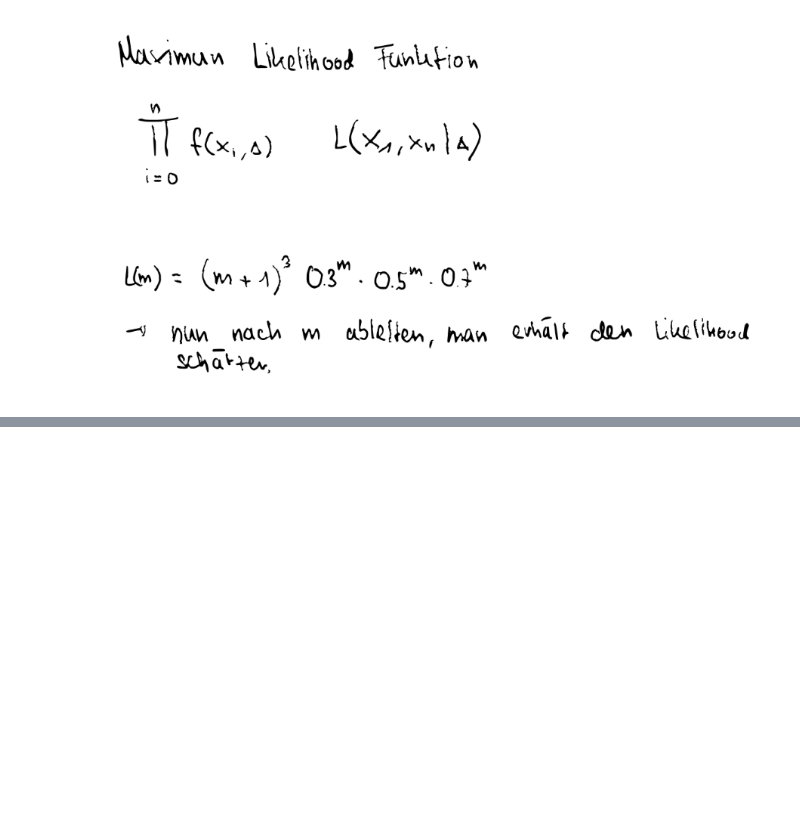
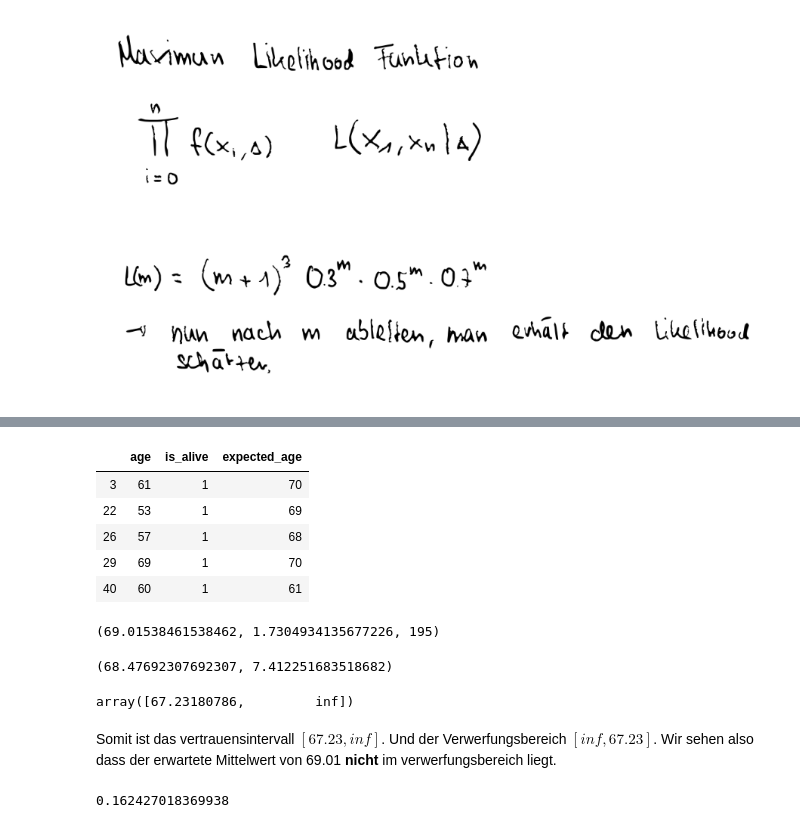
Before and after one commit to randombenj/hslu-statistics, a Jupyter notebook: exam-preparation/probepruefung.ipynb, the cells around one changed output, grey strips where cells are left out. Drawn from its saved outputs; the diff is of its cells as text; code cells hidden in the pictures; blank space fills up the shorter version.

```diff
--- a/exam-preparation/probepruefung.ipynb
+++ b/exam-preparation/probepruefung.ipynb
@@ -41,0 +90,38 @@ $$f(x;m) = (1+m)\cdot x^m$$
+# %%
+lebende_schiedsrichter.head()
+# %% [output]
+|  | age | is_alive | expected_age |
+| 3 | 61 | 1 | 70 |
+| 22 | 53 | 1 | 69 |
+| 26 | 57 | 1 | 68 |
+| 29 | 69 | 1 | 70 |
+| 40 | 60 | 1 | 61 |
+# %%
+expected_mean = tote_schiedsrichter["expected_age"].mean()
+expected_std = tote_schiedsrichter["expected_age"].std()
+
+n = len(tote_schiedsrichter["age"])
+
+expected_mean, expected_std, n
+# %% [output]
+(69.01538461538462, 1.7304934135677226, 195)
+# %%
+actual_mean = tote_schiedsrichter["age"].mean()
+actual_std = tote_schiedsrichter["age"].std()
+
+actual_mean, actual_std
+# %% [output]
+(68.47692307692307, 7.412251683518682)
+# %%
+st.t.ppf(q=[0.01, 1], loc=actual_mean, scale=actual_std/np.sqrt(n), df=(n - 1))
+# %% [output]
+array([67.23180786,         inf])
+# %% [markdown]
+Somit ist das vertrauensintervall $[67.23, inf]$. Und der Verwerfungsbereich $[inf, 67.23]$. Wir sehen also dass der erwartete Mittelwert von 69.01 **nicht** im verwerfungsbereich liegt.
+# %%
+import scipy.stats as st
+
+# gleiche person
+st.ttest_rel(tote_schiedsrichter["expected_age"], tote_schiedsrichter["age"]).pvalue / 2
+# %% [output]
+0.162427018369938
```
Also changed, not shown: parts of 23 cells of this notebook, 2 other files.
